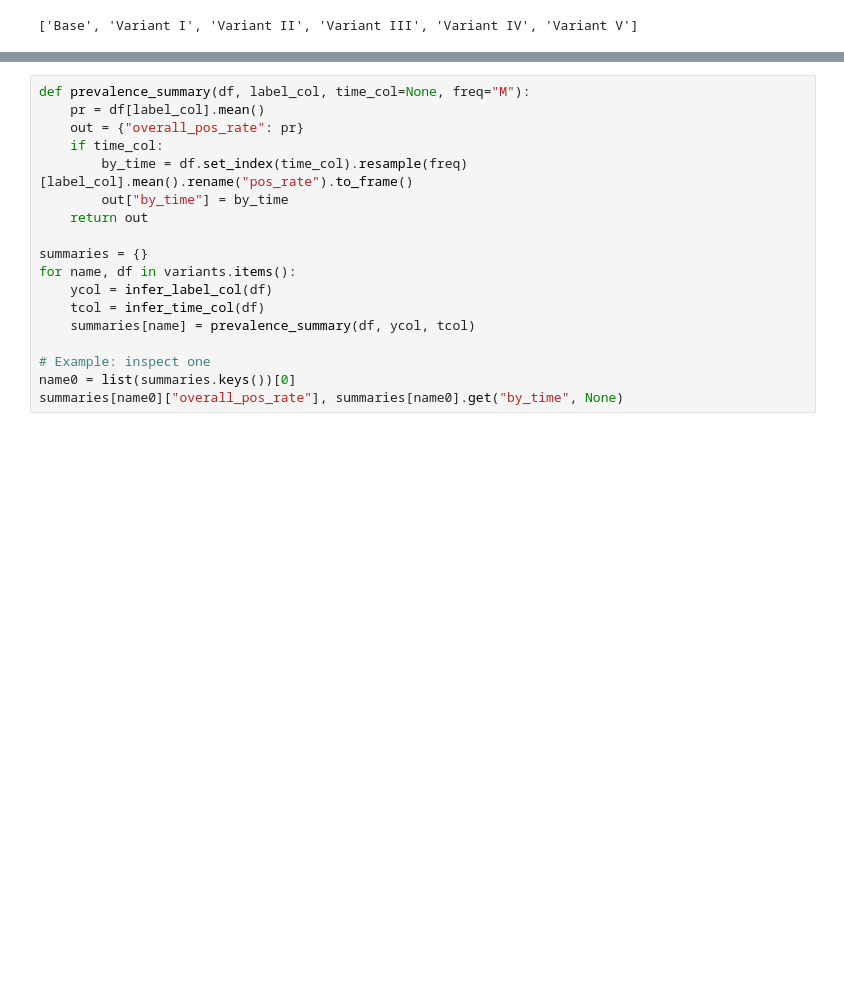
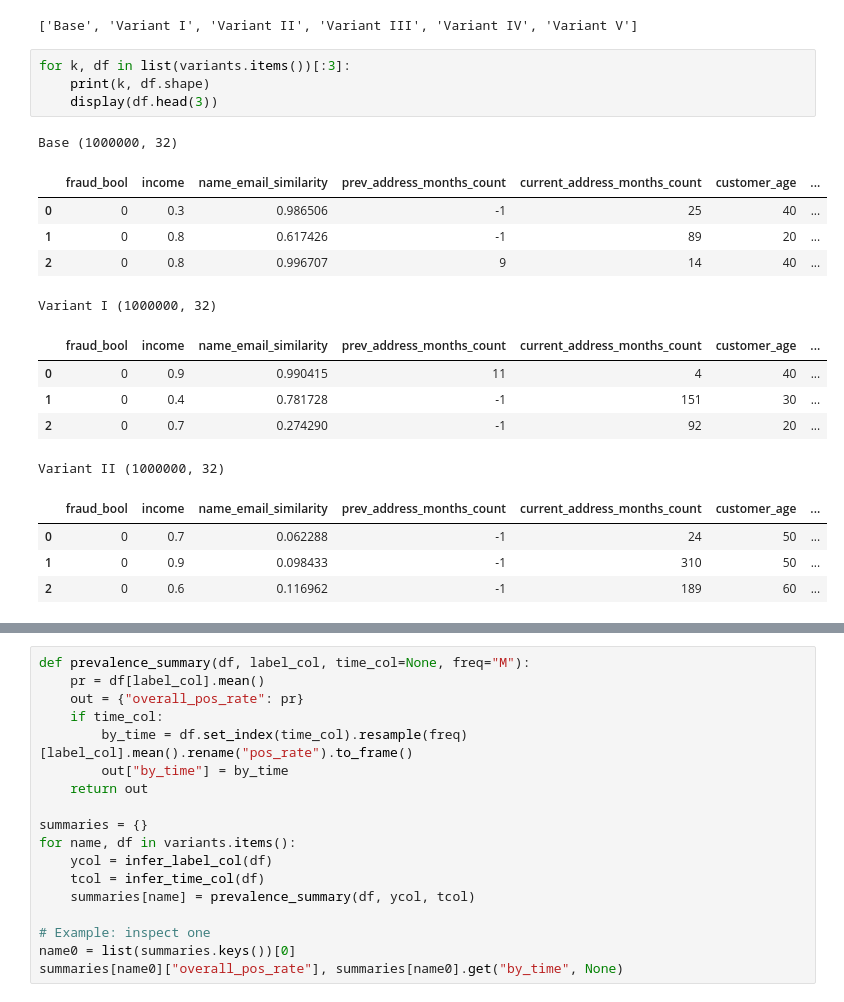
Before and after one commit to RithikDatascientist/works, a Jupyter notebook: learnings/time_series/time_series.ipynb, the cells around one changed output, grey strips where cells are left out. Cells and saved outputs as stored; diff of their text form; blank space fills up the shorter version.

```diff
--- a/learnings/time_series/time_series.ipynb
+++ b/learnings/time_series/time_series.ipynb
@@ -28,6 +26,26 @@ variants = {variant_name(p): load_one(p) for p in files}
 list(variants.keys())
 # %% [output]
 ['Base', 'Variant I', 'Variant II', 'Variant III', 'Variant IV', 'Variant V']
+# %%
+for k, df in list(variants.items())[:3]:
+    print(k, df.shape)
+    display(df.head(3))
+# %% [output]
+Base (1000000, 32)
+|  | fraud_bool | income | name_email_similarity | prev_address_months_count | current_address_months_count | customer_age | ... |
+| 0 | 0 | 0.3 | 0.986506 | -1 | 25 | 40 | ... |
+| 1 | 0 | 0.8 | 0.617426 | -1 | 89 | 20 | ... |
+| 2 | 0 | 0.8 | 0.996707 | 9 | 14 | 40 | ... |
+Variant I (1000000, 32)
+|  | fraud_bool | income | name_email_similarity | prev_address_months_count | current_address_months_count | customer_age | ... |
+| 0 | 0 | 0.9 | 0.990415 | 11 | 4 | 40 | ... |
+| 1 | 0 | 0.4 | 0.781728 | -1 | 151 | 30 | ... |
+| 2 | 0 | 0.7 | 0.274290 | -1 | 92 | 20 | ... |
+Variant II (1000000, 32)
+|  | fraud_bool | income | name_email_similarity | prev_address_months_count | current_address_months_count | customer_age | ... |
+| 0 | 0 | 0.7 | 0.062288 | -1 | 24 | 50 | ... |
+| 1 | 0 | 0.9 | 0.098433 | -1 | 310 | 50 | ... |
+| 2 | 0 | 0.6 | 0.116962 | -1 | 189 | 60 | ... |
 # %%
 import numpy as np
 
```
Also changed, not shown: parts of 5 cells of this notebook, 3 other files.
